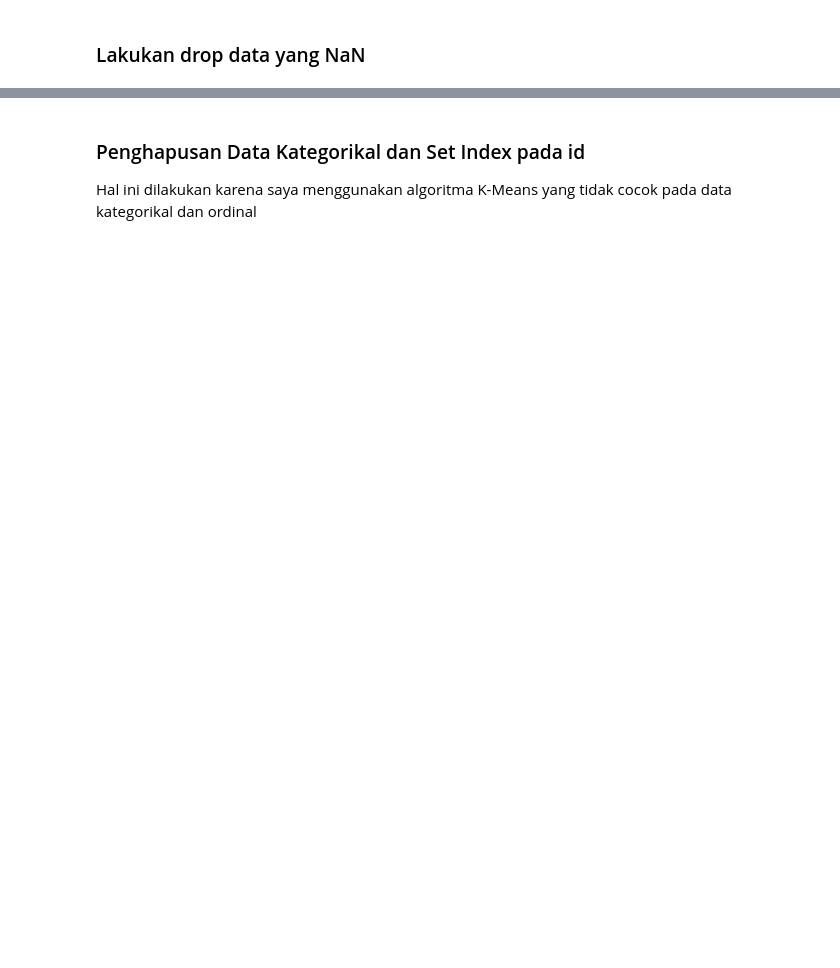
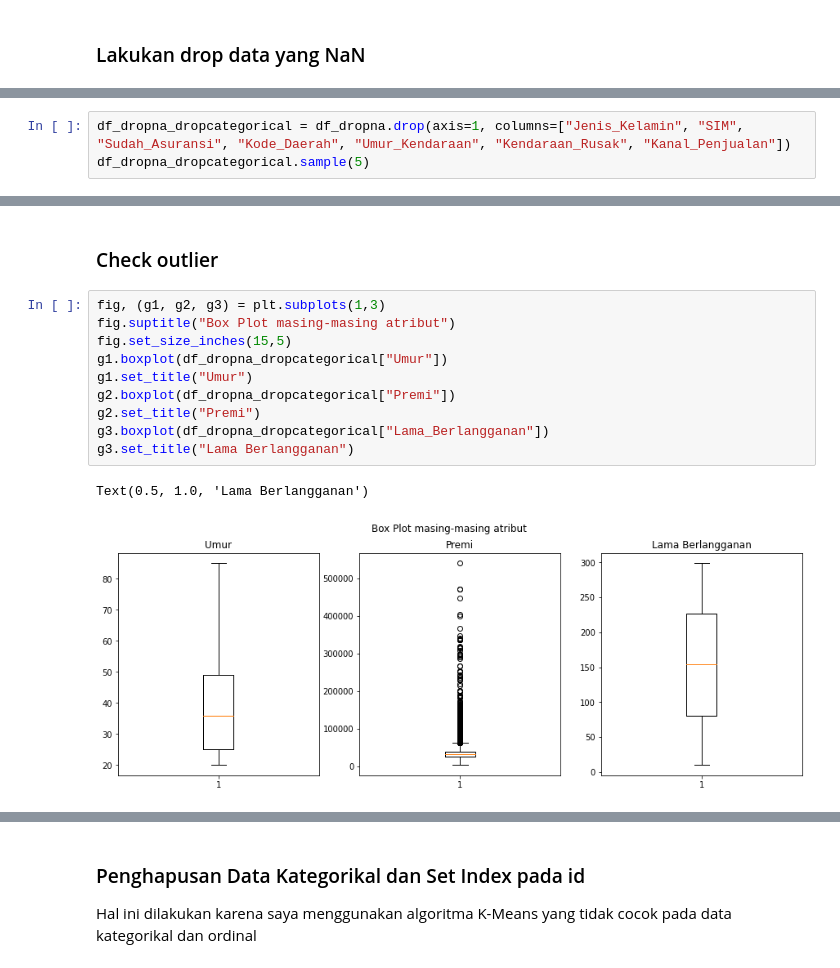
Before and after one commit to kaenova/Malin_Tubes1, a Jupyter notebook: notebooks/Pembelajaran Mesin Tugas Besar 1.ipynb, the cells around one changed output, grey strips where cells are left out. Cells and saved outputs as stored; diff of their text form; blank space fills up the shorter version.

```diff
--- a/notebooks/Pembelajaran Mesin Tugas Besar 1.ipynb
+++ b/notebooks/Pembelajaran Mesin Tugas Besar 1.ipynb
@@ -38,0 +46,3 @@ df_dropna.sample(5)
+# %%
+df_dropna_dropcategorical = df_dropna.drop(axis=1, columns=["Jenis_Kelamin", "SIM", "Sudah_Asuransi", "Kode_Daerah", "Umur_Kendaraan", "Kendaraan_Rusak", "Kanal_Penjualan"])
+df_dropna_dropcategorical.sample(5)
@@ -38,0 +56,15 @@ df_dropna.sample(5)
+# %% [markdown]
+### Check outlier
+# %%
+fig, (g1, g2, g3) = plt.subplots(1,3)
+fig.suptitle("Box Plot masing-masing atribut")
+fig.set_size_inches(15,5)
+g1.boxplot(df_dropna_dropcategorical["Umur"])
+g1.set_title("Umur")
+g2.boxplot(df_dropna_dropcategorical["Premi"])
+g2.set_title("Premi")
+g3.boxplot(df_dropna_dropcategorical["Lama_Berlangganan"])
+g3.set_title("Lama Berlangganan")
+# %% [output]
+Text(0.5, 1.0, 'Lama Berlangganan')
+[figure, added]
```
Also changed, not shown: parts of 22 cells of this notebook, 5 other files.
